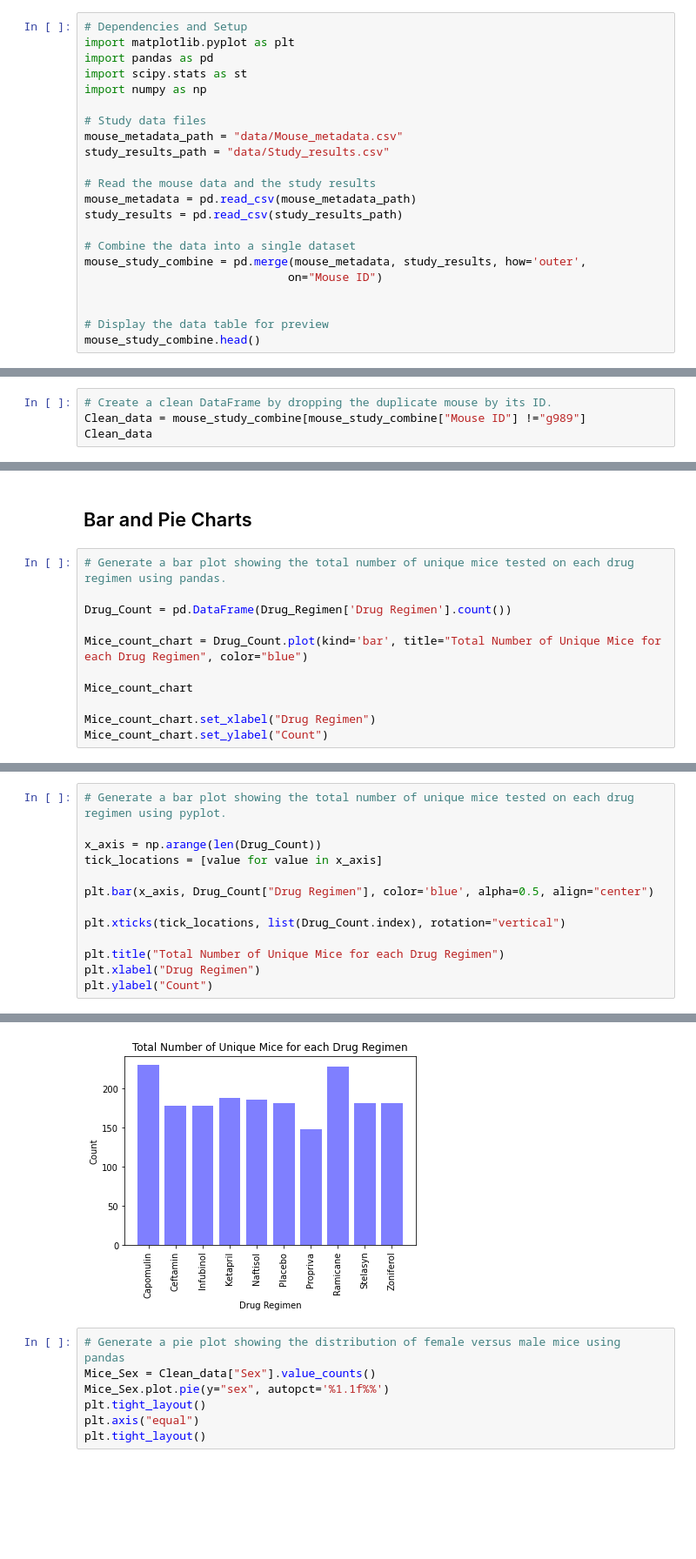
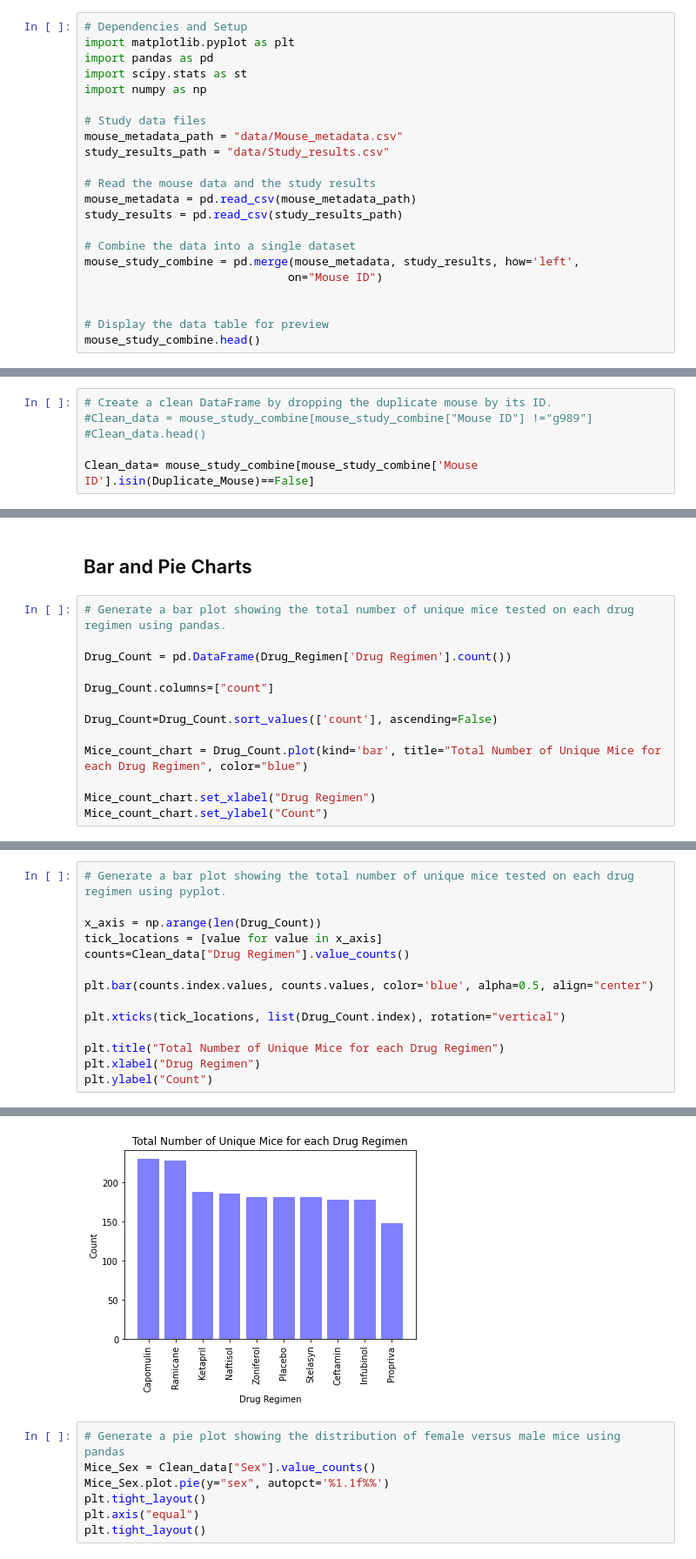
Before and after one commit to StephenTrella/MatPlotLibChallenge, a Jupyter notebook: pymaceuticals_starter.ipynb, the cells around one changed output, grey strips where cells are left out. Shown: that part at 87% size. Drawn from its saved outputs; the diff is of its cells as text; blank space fills up the shorter version.

```diff
--- a/pymaceuticals_starter.ipynb
+++ b/pymaceuticals_starter.ipynb
@@ -16,7 +16,7 @@ mouse_metadata = pd.read_csv(mouse_metadata_path)
 study_results = pd.read_csv(study_results_path)
 
 # Combine the data into a single dataset
-mouse_study_combine = pd.merge(mouse_metadata, study_results, how='outer',
+mouse_study_combine = pd.merge(mouse_metadata, study_results, how='left',
                               on="Mouse ID")
 
 
@@ -70,5 +70,7 @@ mouse_study_combine.loc[mouse_study_combine["Mouse ID"] == "g989"]
 | 920 | g989 | Propriva | Female | 21 | 26 | 35 | 62.570880 | ... |
 # %%
 # Create a clean DataFrame by dropping the duplicate mouse by its ID.
-Clean_data = mouse_study_combine[mouse_study_combine["Mouse ID"] !="g989"]
-Clean_data
+#Clean_data = mouse_study_combine[mouse_study_combine["Mouse ID"] !="g989"]
+#Clean_data.head()
+
+Clean_data= mouse_study_combine[mouse_study_combine['Mouse ID'].isin(Duplicate_Mouse)==False]
@@ -162,9 +150,11 @@ first
 
 Drug_Count = pd.DataFrame(Drug_Regimen['Drug Regimen'].count())
 
+Drug_Count.columns=["count"]
+
+Drug_Count=Drug_Count.sort_values(['count'], ascending=False)
+
 Mice_count_chart = Drug_Count.plot(kind='bar', title="Total Number of Unique Mice for each Drug Regimen", color="blue")
-
-Mice_count_chart
 
 Mice_count_chart.set_xlabel("Drug Regimen")
 Mice_count_chart.set_ylabel("Count")
@@ -174,19 +164,20 @@ Text(0, 0.5, 'Count')
 # %%
 # Generate a bar plot showing the total number of unique mice tested on each drug regimen using pyplot.
 
 x_axis = np.arange(len(Drug_Count))
 tick_locations = [value for value in x_axis]
+counts=Clean_data["Drug Regimen"].value_counts()
 
-plt.bar(x_axis, Drug_Count["Drug Regimen"], color='blue', alpha=0.5, align="center")
+plt.bar(counts.index.values, counts.values, color='blue', alpha=0.5, align="center")
 
 plt.xticks(tick_locations, list(Drug_Count.index), rotation="vertical")
 
 plt.title("Total Number of Unique Mice for each Drug Regimen")
 plt.xlabel("Drug Regimen")
 plt.ylabel("Count")
 # %% [output]
 Text(0, 0.5, 'Count')
-[figure, old version]
+[figure, new version]
 # %%
 # Generate a pie plot showing the distribution of female versus male mice using pandas
 Mice_Sex = Clean_data["Sex"].value_counts()
```
Also changed, not shown: parts of 8 cells of this notebook.
